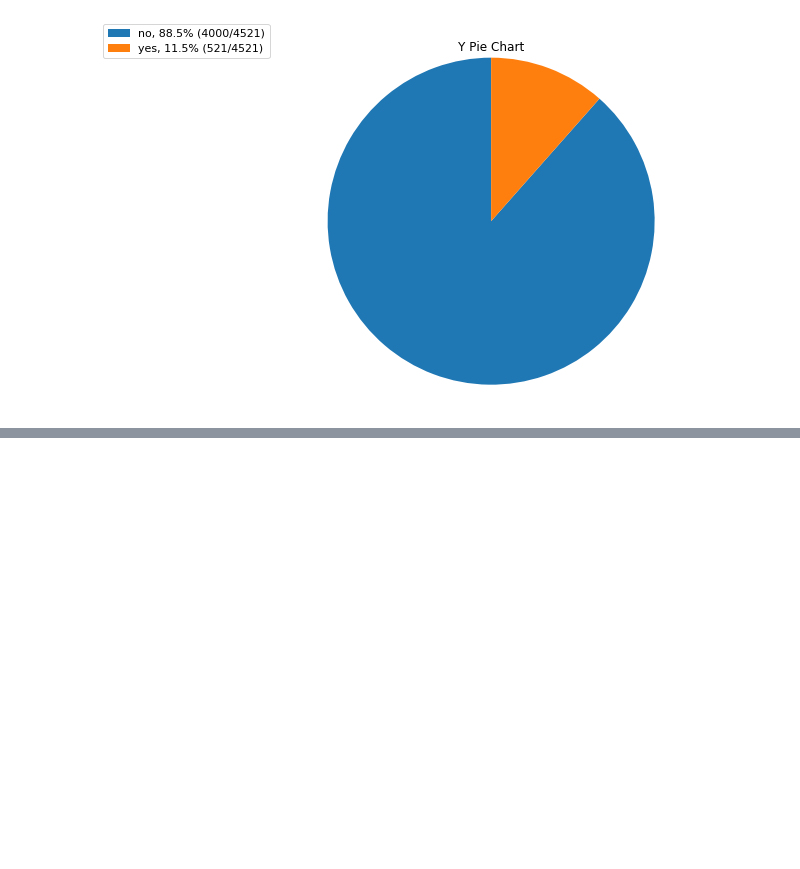
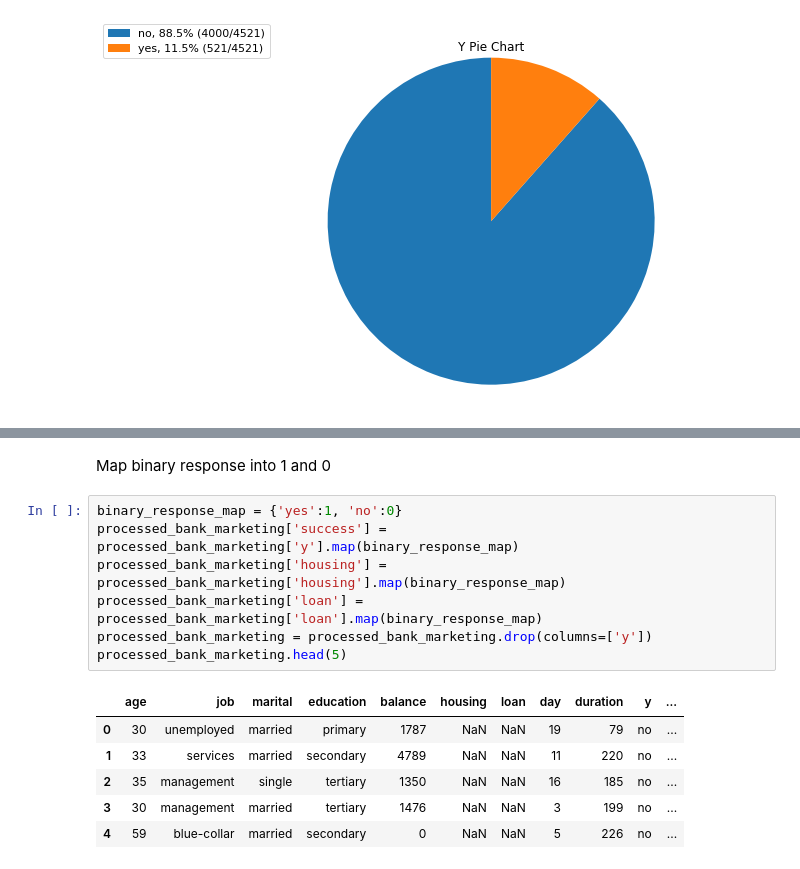
Before and after one commit to JialunC/SCS3250-final-project, a Jupyter notebook: Data_Preparation_and_Pre-prediction_Analysis.ipynb, the cells around one changed output, grey strips where cells are left out. Drawn from its saved outputs; the diff is of its cells as text; blank space fills up the shorter version.

```diff
--- a/Data_Preparation_and_Pre-prediction_Analysis.ipynb
+++ b/Data_Preparation_and_Pre-prediction_Analysis.ipynb
@@ -179,0 +225,16 @@ get_pie_chart_by_attribute_name(bank_marketing, 'y')
+# %% [markdown]
+Map binary response into 1 and 0
+# %%
+binary_response_map = {'yes':1, 'no':0}
+processed_bank_marketing['success'] = processed_bank_marketing['y'].map(binary_response_map)
+processed_bank_marketing['housing'] = processed_bank_marketing['housing'].map(binary_response_map)
+processed_bank_marketing['loan'] = processed_bank_marketing['loan'].map(binary_response_map)
+processed_bank_marketing = processed_bank_marketing.drop(columns=['y'])
+processed_bank_marketing.head(5)
+# %% [output]
+|  | age | job | marital | education | balance | housing | loan | day | duration | y | ... |
+| 0 | 30 | unemployed | married | primary | 1787 | NaN | NaN | 19 | 79 | no | ... |
+| 1 | 33 | services | married | secondary | 4789 | NaN | NaN | 11 | 220 | no | ... |
+| 2 | 35 | management | single | tertiary | 1350 | NaN | NaN | 16 | 185 | no | ... |
+| 3 | 30 | management | married | tertiary | 1476 | NaN | NaN | 3 | 199 | no | ... |
+| 4 | 59 | blue-collar | married | secondary | 0 | NaN | NaN | 5 | 226 | no | ... |
```
Also changed, not shown: parts of 9 cells of this notebook.
